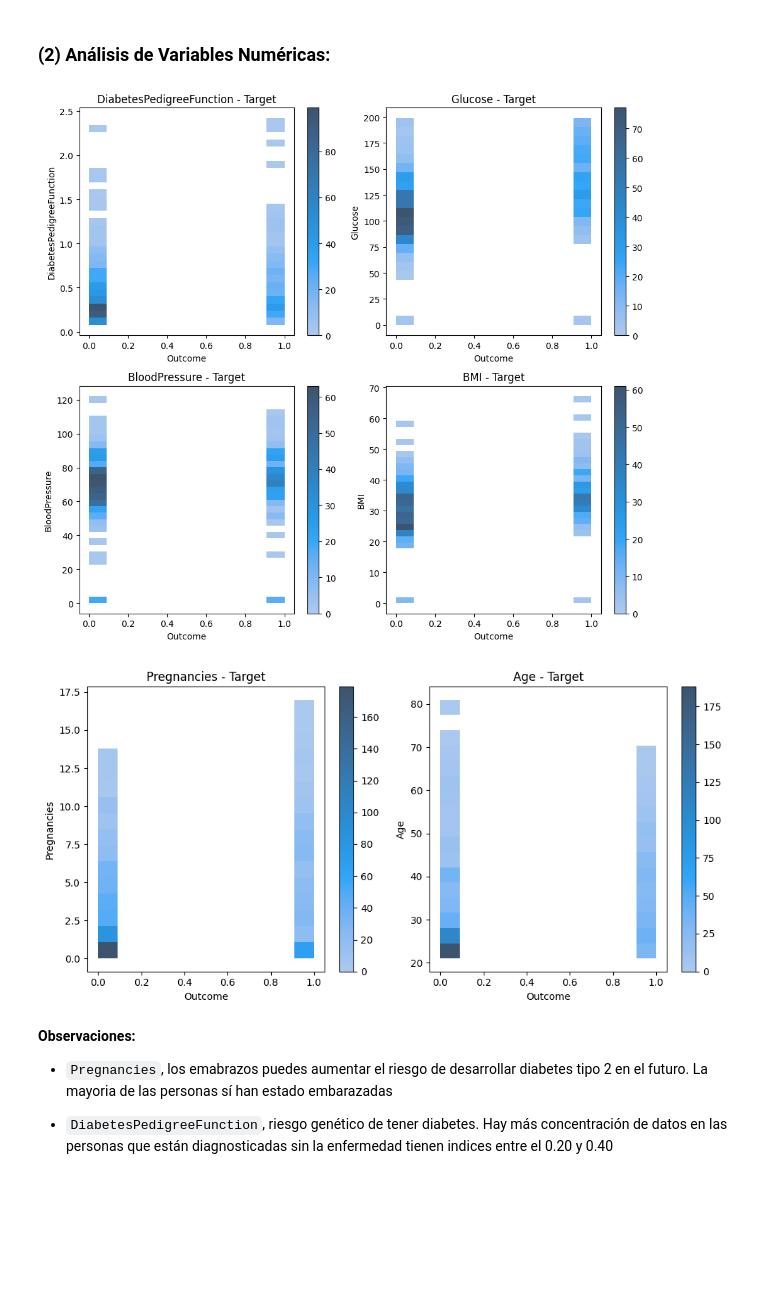
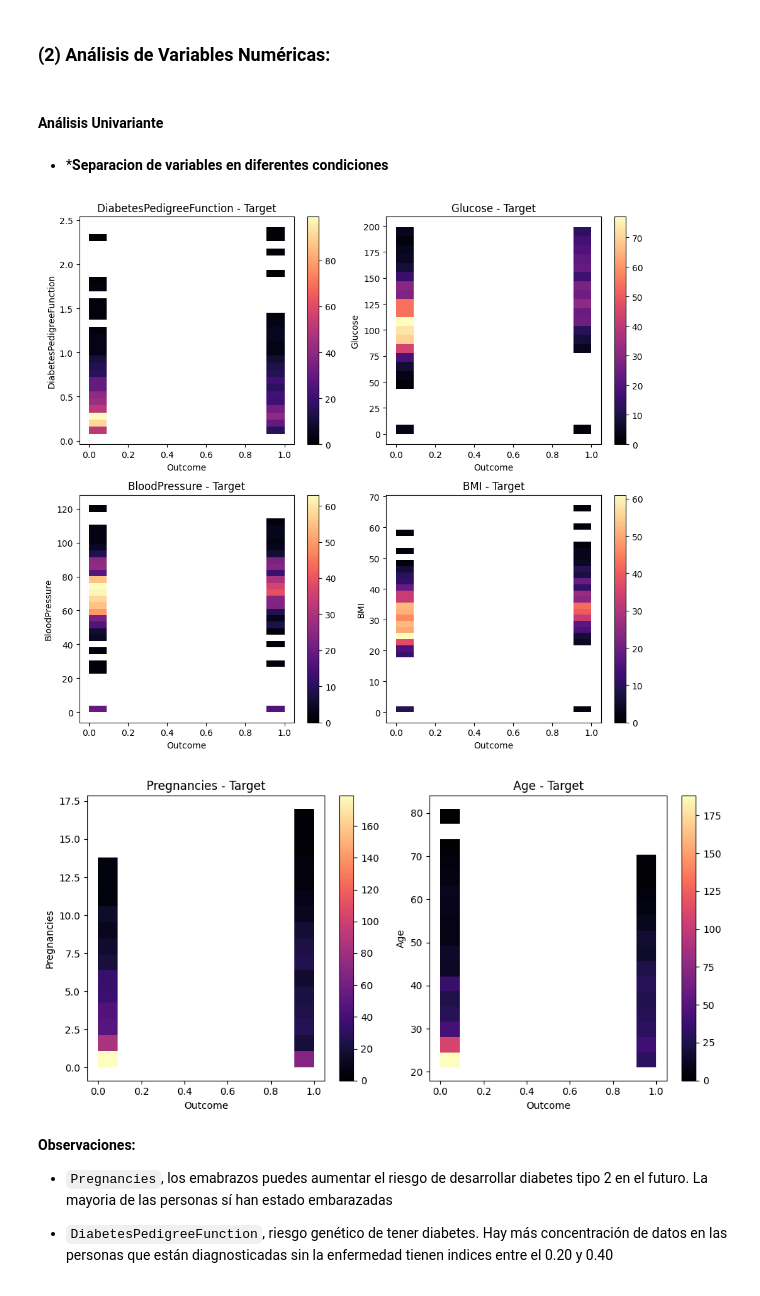
Before and after one commit to 4GeeksAcademy/cristina-chico_tree-desicion23, a Jupyter notebook: src/Cookbook_de_ML.ipynb, the cells around one changed output. Cells and saved outputs as stored; diff of their text form; code cells hidden in the pictures; blank space fills up the shorter version.

```diff
--- a/src/Cookbook_de_ML.ipynb
+++ b/src/Cookbook_de_ML.ipynb
@@ -218,5 +218,9 @@ Index(['Pregnancies', 'Glucose', 'BloodPressure', 'BMI',
 # %% [markdown]
 ### (2) **Análisis de Variables Numéricas:**
+# %% [markdown]
+#### **Análisis Univariante**
+# %% [markdown]
+* ***Separacion de variables en diferentes condiciones**
 # %%
 # Gráficos
 # Separo las variables en grupo
@@ -232,27 +236,25 @@ rows = math.ceil(n / cols_grid)   # math.ceil() calcula una divisón  y redondea
 fig, axis = plt.subplots(rows,cols_grid, figsize=(10, 9))
 axis = axis.flatten()
 for i, columna in enumerate(medical_conditions):
-    sns.histplot(data=df, x="Outcome", y=columna, cbar=True,
-        ax=axis[i]
-    )
+    sns.histplot(data=df, x="Outcome", y=columna, cbar=True,ax=axis[i],cmap='magma')
     axis[i].set_title(f"{columna} - Target")
 
 plt.tight_layout()
 plt.show()
 # %% [output]
-[figure, old version]
+[figure, new version]
 # %%
 # Gráficos para la información personal
 fig, axis = plt.subplots(1, 2, figsize=(10, 5))
 
 for i, columna in enumerate(person_id_vars):
-    sns.histplot(data=df, x="Outcome", y=columna, cbar=True, ax=axis[i])
+    sns.histplot(data=df, x="Outcome", y=columna, cbar=True, ax=axis[i],cmap='magma')
     axis[i].set_title(f"{columna} - Target")
 
 plt.tight_layout()
 plt.show()
 # %% [output]
-[figure, old version]
+[figure, new version]
 # %% [markdown]
 **Observaciones:**
 * ``Pregnancies``, los emabrazos puedes aumentar el riesgo de desarrollar diabetes tipo 2 en el futuro. La mayoria de las personas sí han estado embarazadas
```
Also changed, not shown: parts of 57 cells of this notebook, 2 other files.
